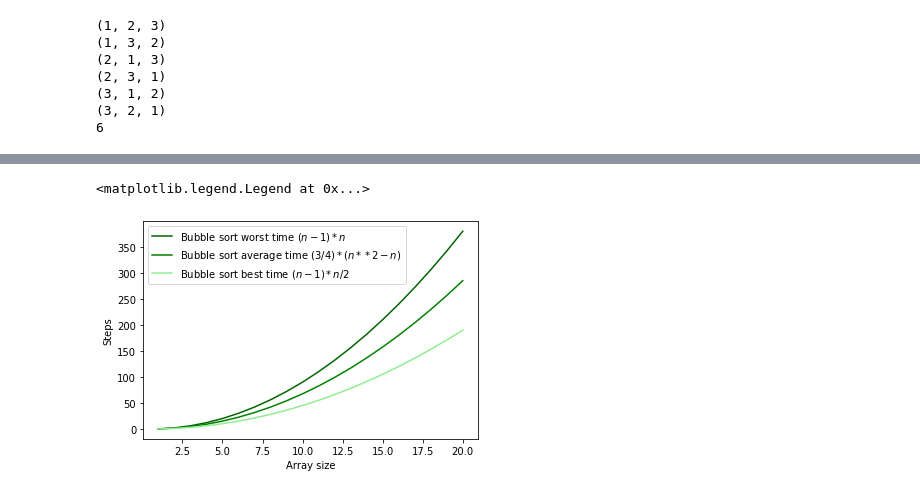
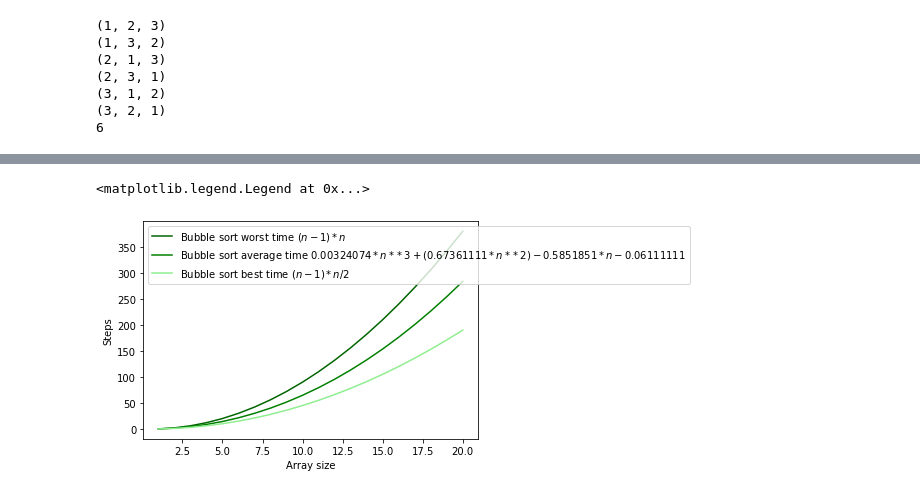
Before and after one commit to jusanchezme/AlgorithmsUN2021II, a Jupyter notebook: Lab8/BubbleSortOptDistributionWithoutRepGroup3.ipynb, the cells around one changed output, grey strips where cells are left out. Saved outputs shown, nothing was run; the diff lists cells and outputs as text; code cells hidden in the pictures.

```diff
--- a/Lab8/BubbleSortOptDistributionWithoutRepGroup3.ipynb
+++ b/Lab8/BubbleSortOptDistributionWithoutRepGroup3.ipynb
@@ -780,16 +461,16 @@ plt.show()
 # %%
 #TODO
 import matplotlib.pyplot as plt
 import numpy as np
 
 n = np.arange(1,21,1)
 
 plt.plot(n, (n-1)*n,  label = 'Bubble sort worst time $(n-1)*n$', color='darkgreen')
-plt.plot(n, (3/4)*(n**2-n), label = 'Bubble sort average time $(3/4)*(n**2-n)$', color='green')
+plt.plot(n, 0.00324074*n**3 +(0.67361111*n**2)-0.5851851*n -0.06111111, label = 'Bubble sort average time $0.00324074*n**3 +(0.67361111*n**2)-0.5851851*n -0.06111111$', color='green')
 plt.plot(n, (n-1)*n/2, label = 'Bubble sort best time $(n-1)*n/2$',color='lightgreen')
 plt.xlabel('Array size')
 plt.ylabel('Steps')
 plt.legend(loc = 'upper left')
 # %% [output]
 <matplotlib.legend.Legend at 0x...>
-[figure, old version]
+[figure, new version]
```
Also changed, not shown: parts of 19 cells of this notebook.
